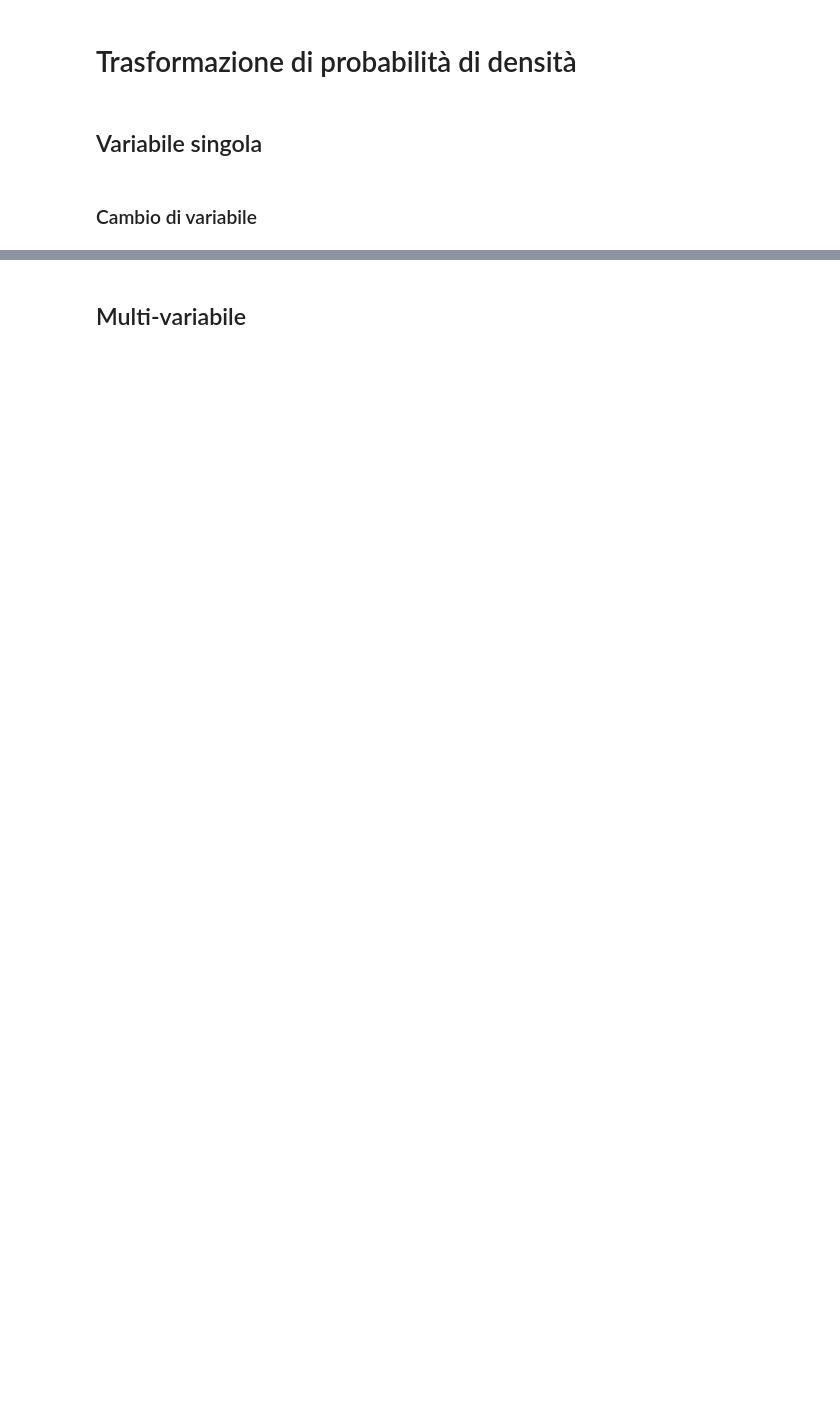
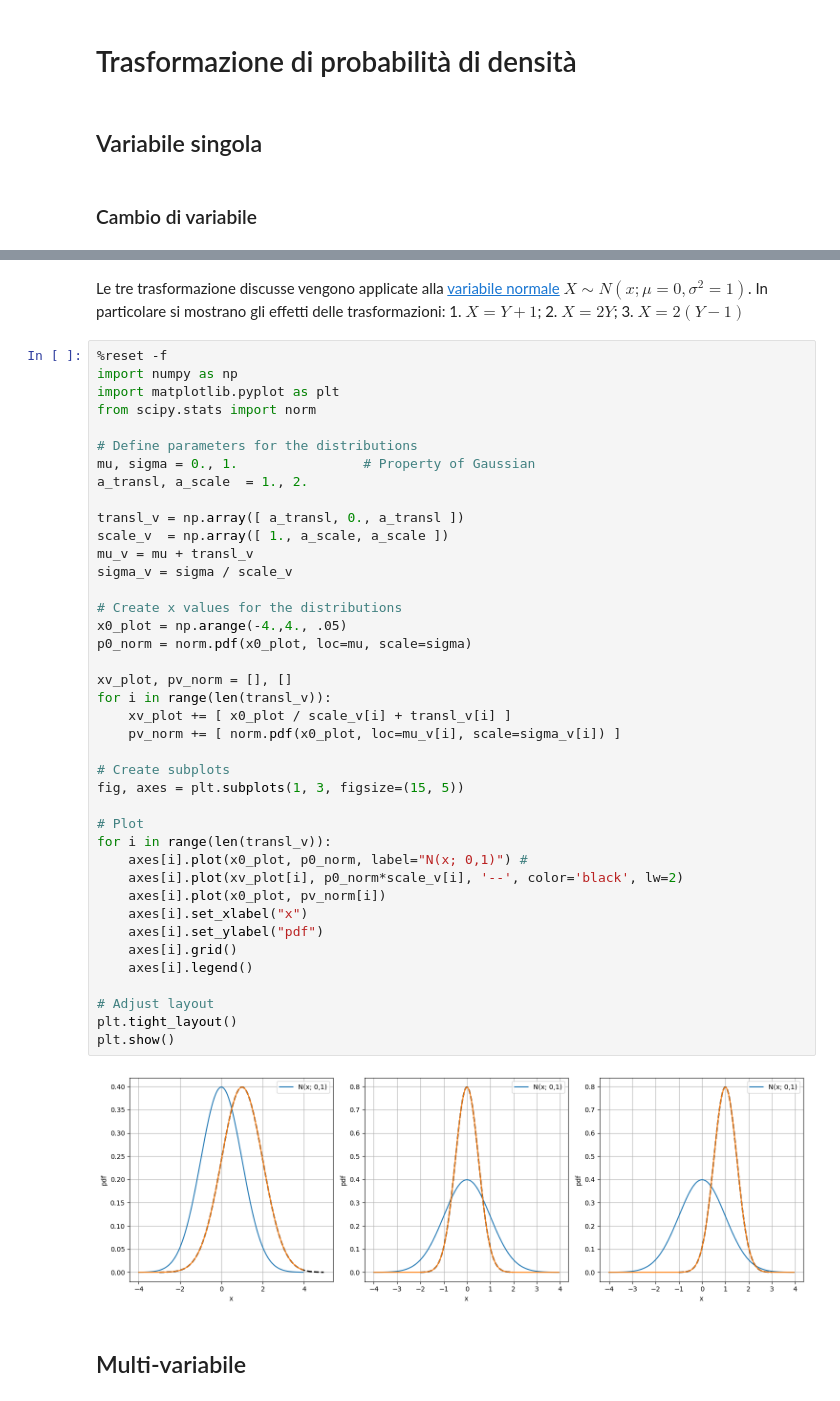
Before and after one commit to Basics2022/bbooks-programming-hs, a Jupyter notebook: _build/jupyter_execute/ch/statistics/rv_pdf_transformations.ipynb, the cells around one changed output, grey strips where cells are left out. Saved outputs shown, nothing was run; the diff lists cells and outputs as text; blank space fills up the shorter version.

Commit message:
Updates in random variables

```diff
--- a/_build/jupyter_execute/ch/statistics/rv_pdf_transformations.ipynb
+++ b/_build/jupyter_execute/ch/statistics/rv_pdf_transformations.ipynb
@@ -11,3 +95,47 @@
+# %% [markdown]
+Le tre trasformazione discusse vengono applicate alla [variabile normale](statistics-hs:random-variables:continuous:examples:norm) $X \sim N(x; \mu=0, \sigma^2=1)$. In particolare si mostrano gli effetti delle trasformazioni: 1. $X = Y + 1$; 2. $X = 2 Y$; 3. $X = 2 (Y - 1)$
+# %%
+%reset -f
+import numpy as np
+import matplotlib.pyplot as plt
+from scipy.stats import norm
+
+# Define parameters for the distributions
+mu, sigma = 0., 1.                # Property of Gaussian
+a_transl, a_scale  = 1., 2.
+
+transl_v = np.array([ a_transl, 0., a_transl ])
+scale_v  = np.array([ 1., a_scale, a_scale ])
+mu_v = mu + transl_v
+sigma_v = sigma / scale_v
+
+# Create x values for the distributions
+x0_plot = np.arange(-4.,4., .05)
+p0_norm = norm.pdf(x0_plot, loc=mu, scale=sigma)
+
+xv_plot, pv_norm = [], []
+for i in range(len(transl_v)):
+    xv_plot += [ x0_plot / scale_v[i] + transl_v[i] ]
+    pv_norm += [ norm.pdf(x0_plot, loc=mu_v[i], scale=sigma_v[i]) ]
+
+# Create subplots
+fig, axes = plt.subplots(1, 3, figsize=(15, 5))
+
+# Plot
+for i in range(len(transl_v)):
+    axes[i].plot(x0_plot, p0_norm, label="N(x; 0,1)") #
+    axes[i].plot(xv_plot[i], p0_norm*scale_v[i], '--', color='black', lw=2)
+    axes[i].plot(x0_plot, pv_norm[i])
+    axes[i].set_xlabel("x")
+    axes[i].set_ylabel("pdf")
+    axes[i].grid()
+    axes[i].legend()
+
+# Adjust layout
+plt.tight_layout()
+plt.show()
+# %% [output]
+[figure, added]
 # %% [markdown]
 ## Multi-variabile
 # %% [markdown]
```
Also changed, not shown: parts of 13 cells of this notebook, 13 other files.
